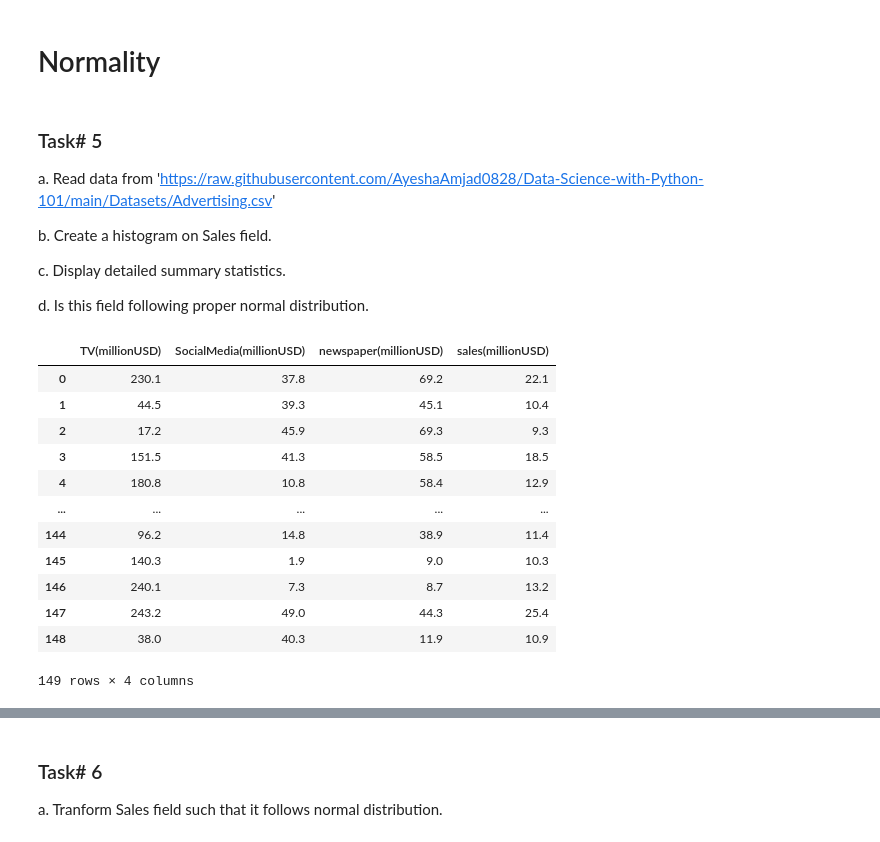
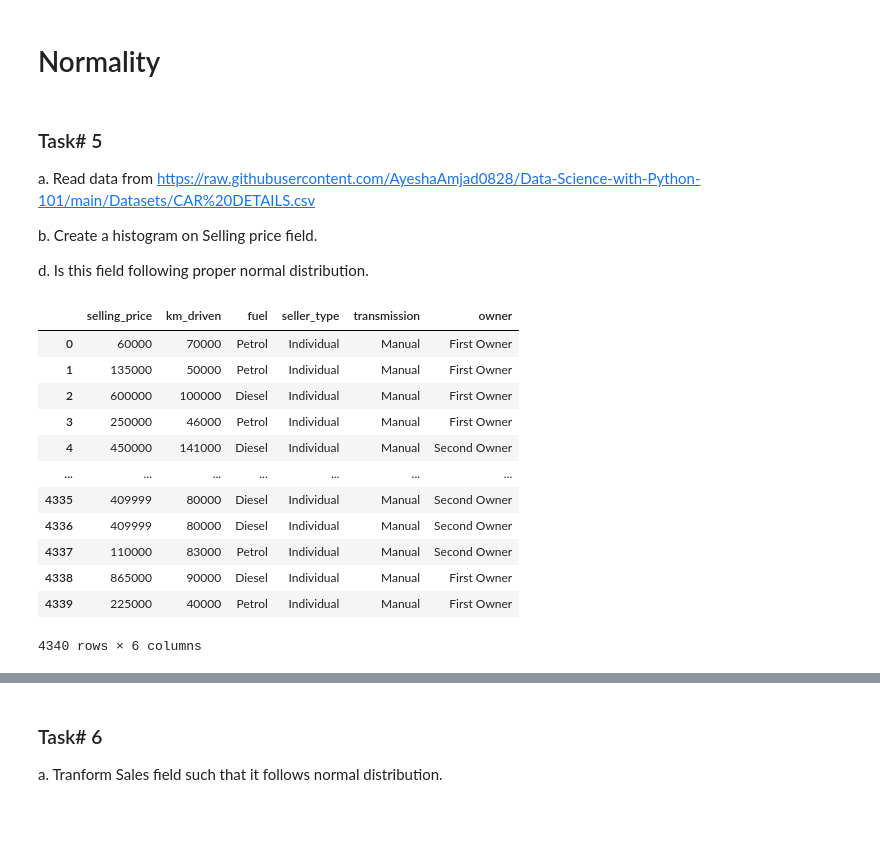
Before and after one commit to AyeshaAmjad0828/Data-Science-with-Python-101, a Jupyter notebook: Python Scripts - In Session/Data_Cleaning_&_Manipulation_Part_1_Continues.ipynb, the cells around one changed output, grey strips where cells are left out. Cells and saved outputs as stored; diff of their text form; code cells hidden in the pictures.

```diff
--- a/Python Scripts - In Session/Data_Cleaning_&_Manipulation_Part_1_Continues.ipynb
+++ b/Python Scripts - In Session/Data_Cleaning_&_Manipulation_Part_1_Continues.ipynb
@@ -178,28 +178,25 @@ We will come back to this exercise when we know enough about Linear Regression.
 # %% [markdown]
 ### Task# 5
 
-a. Read data from 'https://raw.githubusercontent.com/AyeshaAmjad0828/Data-Science-with-Python-101/main/Datasets/Advertising.csv'
+a. Read data from https://raw.githubusercontent.com/AyeshaAmjad0828/Data-Science-with-Python-101/main/Datasets/CAR%20DETAILS.csv
 
-b. Create a histogram on Sales field.
-
-c. Display detailed summary statistics.
+b. Create a histogram on Selling price field.
 
 d. Is this field following proper normal distribution.
 # %%
-url = 'https://raw.githubusercontent.com/AyeshaAmjad0828/Data-Science-with-Python-101/main/Datasets/Advertising.csv'
-advertising = pd.read_csv(url)
-advertising
+car = pd.read_csv('https://raw.githubusercontent.com/AyeshaAmjad0828/Data-Science-with-Python-101/main/Datasets/CAR%20DETAILS.csv')
+car
 # %% [output]
-|  | TV(millionUSD) | SocialMedia(millionUSD) | newspaper(millionUSD) | sales(millionUSD) |
-| 0 | 230.1 | 37.8 | 69.2 | 22.1 |
-| 1 | 44.5 | 39.3 | 45.1 | 10.4 |
-| 2 | 17.2 | 45.9 | 69.3 | 9.3 |
-| 3 | 151.5 | 41.3 | 58.5 | 18.5 |
-| 4 | 180.8 | 10.8 | 58.4 | 12.9 |
-| ... | ... | ... | ... | ... |
-| 144 | 96.2 | 14.8 | 38.9 | 11.4 |
-| 145 | 140.3 | 1.9 | 9.0 | 10.3 |
-| 146 | 240.1 | 7.3 | 8.7 | 13.2 |
-| 147 | 243.2 | 49.0 | 44.3 | 25.4 |
-| 148 | 38.0 | 40.3 | 11.9 | 10.9 |
+|  | selling_price | km_driven | fuel | seller_type | transmission | owner |
+| 0 | 60000 | 70000 | Petrol | Individual | Manual | First Owner |
+| 1 | 135000 | 50000 | Petrol | Individual | Manual | First Owner |
+| 2 | 600000 | 100000 | Diesel | Individual | Manual | First Owner |
+| 3 | 250000 | 46000 | Petrol | Individual | Manual | First Owner |
+| 4 | 450000 | 141000 | Diesel | Individual | Manual | Second Owner |
+| ... | ... | ... | ... | ... | ... | ... |
+| 4335 | 409999 | 80000 | Diesel | Individual | Manual | Second Owner |
+| 4336 | 409999 | 80000 | Diesel | Individual | Manual | Second Owner |
+| 4337 | 110000 | 83000 | Petrol | Individual | Manual | Second Owner |
+| 4338 | 865000 | 90000 | Diesel | Individual | Manual | First Owner |
+| 4339 | 225000 | 40000 | Petrol | Individual | Manual | First Owner |
-149 rows × 4 columns
+4340 rows × 6 columns
```
Also changed, not shown: parts of 30 cells of this notebook, 1 other file.
